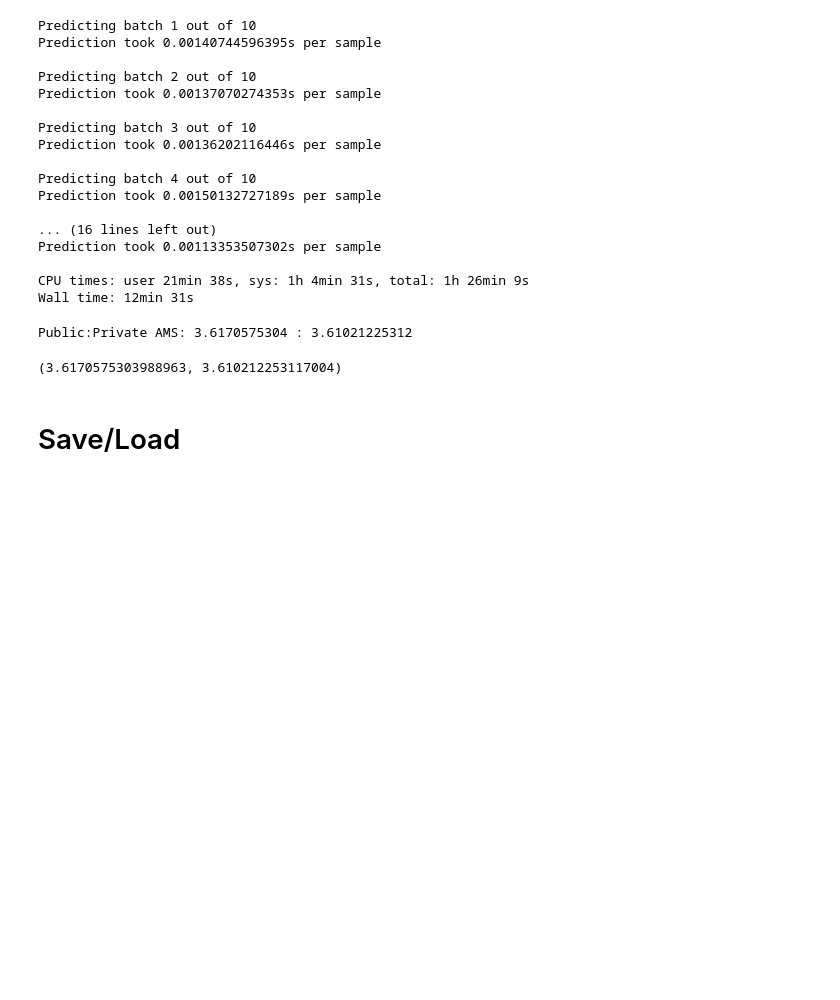
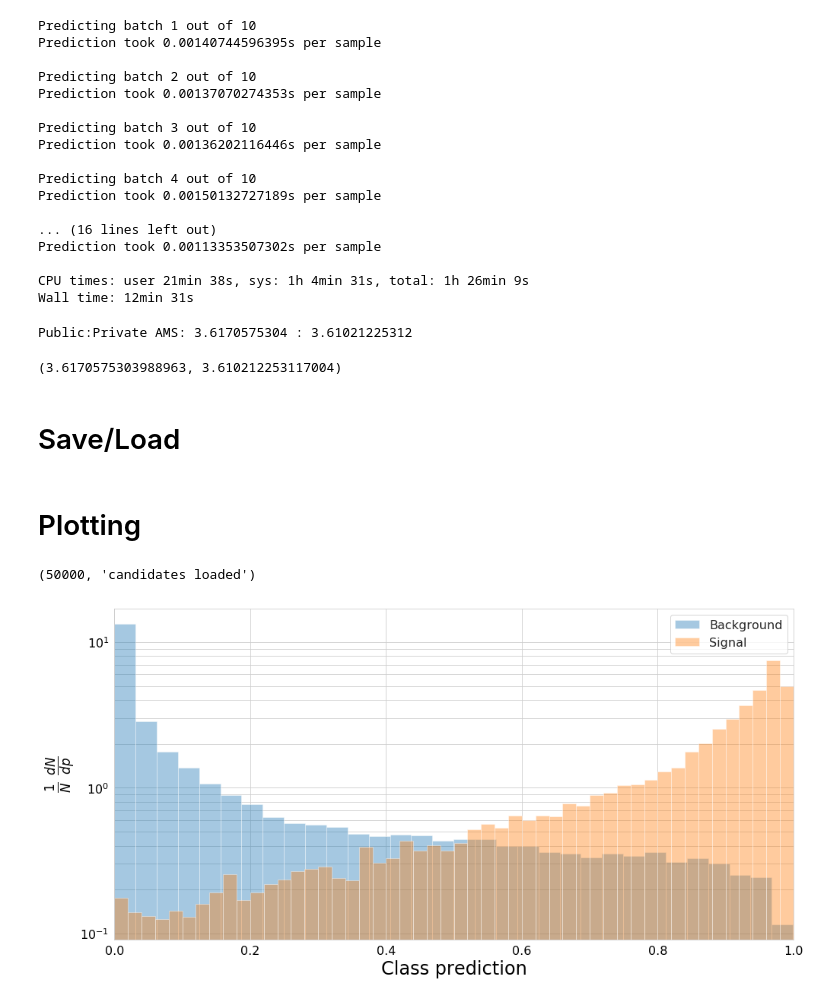
Before and after one commit to telenz/QCHS-2018, a Jupyter notebook: Notebooks/1_1_Model_Baseline-ReLU-CLR.ipynb, the cells around one changed output. Drawn from its saved outputs; the diff is of its cells as text; code cells hidden in the pictures; blank space fills up the shorter version.

```diff
--- a/Notebooks/1_1_Model_Baseline-ReLU-CLR.ipynb
+++ b/Notebooks/1_1_Model_Baseline-ReLU-CLR.ipynb
@@ -354,3 +354,15 @@ name = "weights/ReLU_Baseline_CLR"
 saveEnsemble(name, ensemble, weights, compileArgs, overwrite=True)
 # %%
 ensemble, weights, compileArgs, _, _ = loadEnsemble(name)
+# %% [markdown]
+# Plotting
+# %%
+d = convertToDF(valData.source)
+bkg_sig_dfs = [
+    d[d['gen_target']==0],
+    d[d['gen_target']==1],
+]
+getClassPredPlot(bkg_sig_dfs, weightName='gen_weight')
+# %% [output]
+(50000, 'candidates loaded')
+[figure, added]
```
Also changed, not shown: parts of 5 cells of this notebook, 3 other files.
